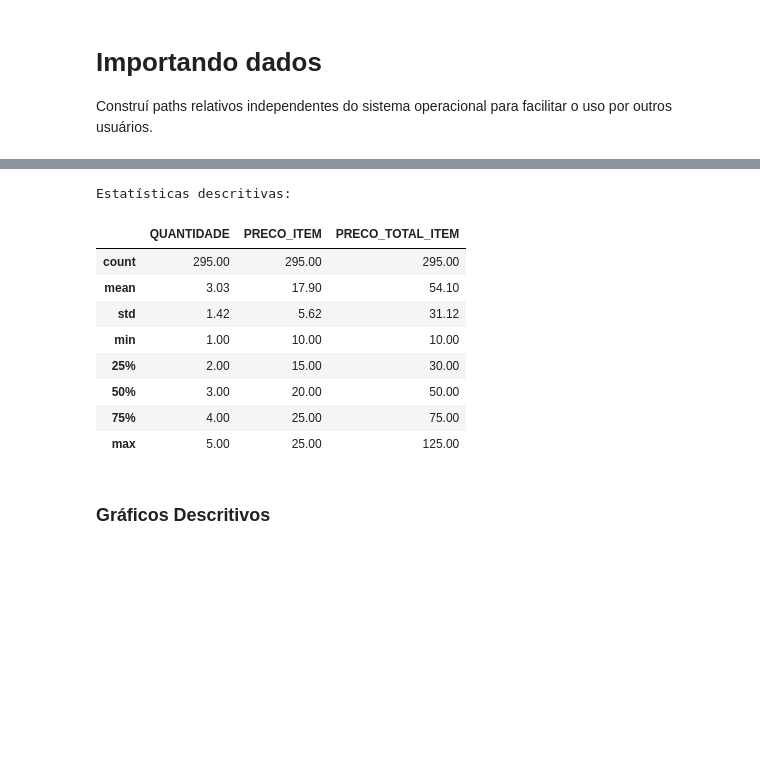
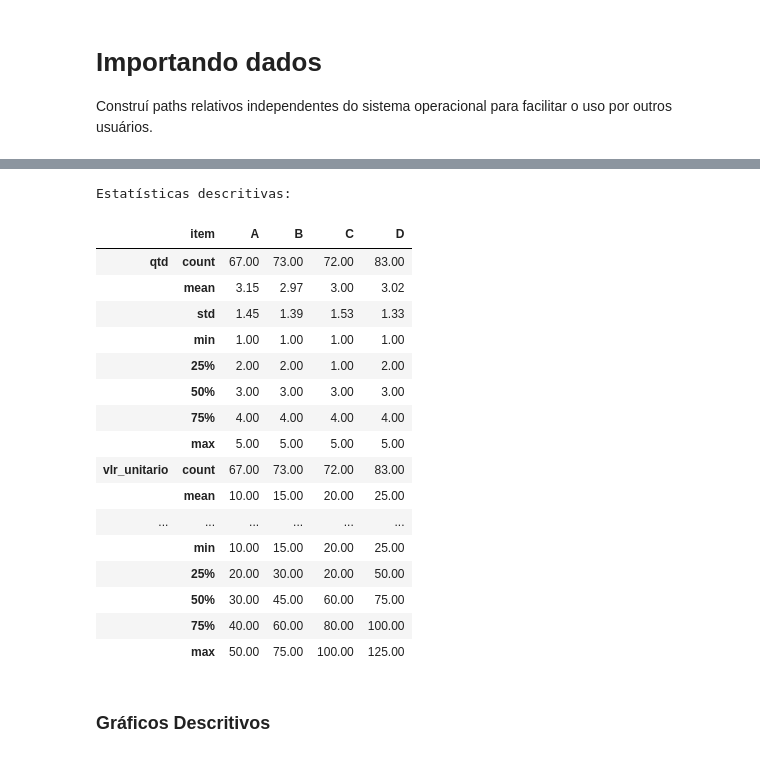
Before and after one commit to joaomj/case_mrhealth, a Jupyter notebook: notebook.ipynb, the cells around one changed output, grey strips where cells are left out. Drawn from its saved outputs; the diff is of its cells as text; code cells hidden in the pictures; blank space fills up the shorter version.

```diff
--- a/notebook.ipynb
+++ b/notebook.ipynb
@@ -70,0 +51,37 @@ df_itens_pedido = df_itens_pedido.drop(columns='VALOR_TOTAL')
+# %%
+# renomear colunas de df_itens
+df_itens = df_itens.rename(columns={
+    'Unnamed: 0': 'ID_ITEM',
+    0: 'PRECO_ITEM'
+})
+
+# descartar colunas Unnamed de df_pedido e df_itens_pedido
+df_pedido = df_pedido.drop(columns='Unnamed: 0')
+df_itens_pedido = df_itens_pedido.drop(columns='Unnamed: 0')
+
+# adicionar 'PRECO_ITEM' na tabela 'df_itens_pedido' utilizando a tabela 'df_itens'
+df_itens_pedido = df_itens_pedido.merge(df_itens, on='ID_ITEM')
+
+# adicionar 'PRECO_TOTAL_ITEM' em 'df_itens_pedido'
+df_itens_pedido['PRECO_TOTAL_ITEM'] = df_itens_pedido['QUANTIDADE'] * df_itens_pedido['PRECO_ITEM']
+
+# adicionar coluna 'DATA' em 'df_itens_pedido' utilizando 'df_pedido'
+df_itens_pedido = df_itens_pedido.merge(df_pedido, on='ID_PEDIDO')
+df_itens_pedido = df_itens_pedido.drop(columns='VALOR_TOTAL')
+
+# converter formato da coluna 'DATA'
+df_itens_pedido['DATA'] = pd.to_datetime(df_itens_pedido['DATA'], format='%Y-%m-%d')
+df_itens_pedido.dtypes
+
+# Como a tabela principal é esta, vamos simplificar o nome
+df = df_itens_pedido
+
+# Mudar os nomes de colunas para letra minúscula
+df.columns = df.columns.str.lower()
+
+# Retirar a palavra 'item' de cada linha da coluna 'id_item'
+df['id_item'] = df['id_item'].str.replace('item ', '', case=False)
+
+# Mudar os nomes das colunas
+df.columns = ['pedido', 'item', 'qtd', 'vlr_unitario', 'vlr_total', 'data']
+df.head()
@@ -70,0 +263,6 @@ df_itens_pedido = df_itens_pedido.drop(columns='VALOR_TOTAL')
+# %%
+# Calcula médias móveis para cada item com períodos de 7 e 14 dias.
+window_sizes = [7, 14]  # período em dias
+
+for window in window_sizes:
+    df[f'ma_qtd_{window}d'] = df.groupby('item')['qtd'].rolling(window=window).mean().reset_index(drop=True)
@@ -149,17 +358,25 @@ dtype: int64
 # %%
 # estatísticas descritivas da tabela
 print('Estatísticas descritivas:')
-df_itens_pedido.drop(columns='ID_PEDIDO').describe().round(2) # desconsidera coluna 'ID_PEDIDO'
+df[['item', 'qtd', 'vlr_unitario', 'vlr_total']].groupby('item').describe().round(2).T
 # %% [output]
 Estatísticas descritivas:
-|  | QUANTIDADE | PRECO_ITEM | PRECO_TOTAL_ITEM |
-| count | 295.00 | 295.00 | 295.00 |
-| mean | 3.03 | 17.90 | 54.10 |
-| std | 1.42 | 5.62 | 31.12 |
-| min | 1.00 | 10.00 | 10.00 |
-| 25% | 2.00 | 15.00 | 30.00 |
-| 50% | 3.00 | 20.00 | 50.00 |
-| 75% | 4.00 | 25.00 | 75.00 |
-| max | 5.00 | 25.00 | 125.00 |
+|  | item | A | B | C | D |
+| qtd | count | 67.00 | 73.00 | 72.00 | 83.00 |
+|  | mean | 3.15 | 2.97 | 3.00 | 3.02 |
+|  | std | 1.45 | 1.39 | 1.53 | 1.33 |
+|  | min | 1.00 | 1.00 | 1.00 | 1.00 |
+|  | 25% | 2.00 | 2.00 | 1.00 | 2.00 |
+|  | 50% | 3.00 | 3.00 | 3.00 | 3.00 |
+|  | 75% | 4.00 | 4.00 | 4.00 | 4.00 |
+|  | max | 5.00 | 5.00 | 5.00 | 5.00 |
+| vlr_unitario | count | 67.00 | 73.00 | 72.00 | 83.00 |
+|  | mean | 10.00 | 15.00 | 20.00 | 25.00 |
+| ... | ... | ... | ... | ... | ... |
+|  | min | 10.00 | 15.00 | 20.00 | 25.00 |
+|  | 25% | 20.00 | 30.00 | 20.00 | 50.00 |
+|  | 50% | 30.00 | 45.00 | 60.00 | 75.00 |
+|  | 75% | 40.00 | 60.00 | 80.00 | 100.00 |
+|  | max | 50.00 | 75.00 | 100.00 | 125.00 |
 # %% [markdown]
 ### Gráficos Descritivos
```
Also changed, not shown: parts of 33 cells of this notebook, 1 other file.
